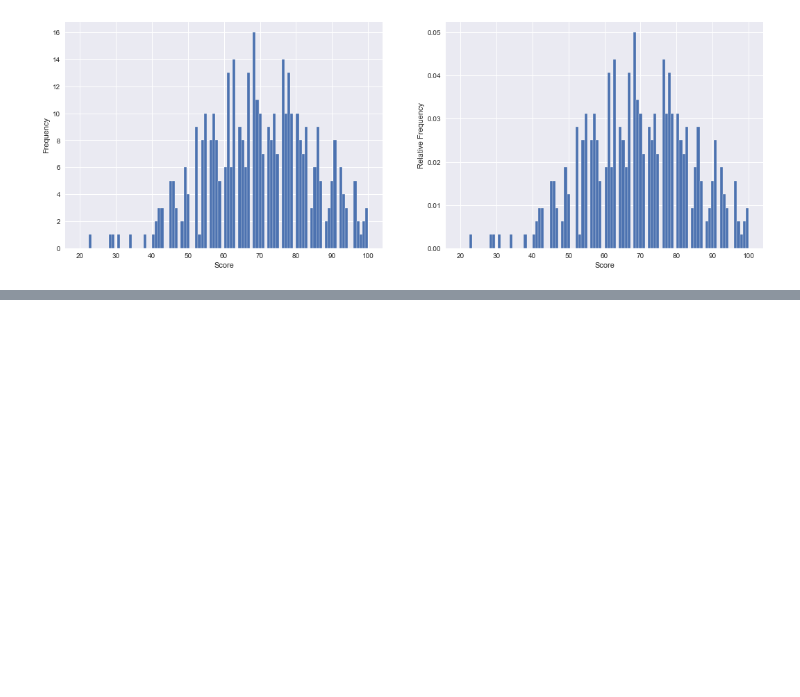
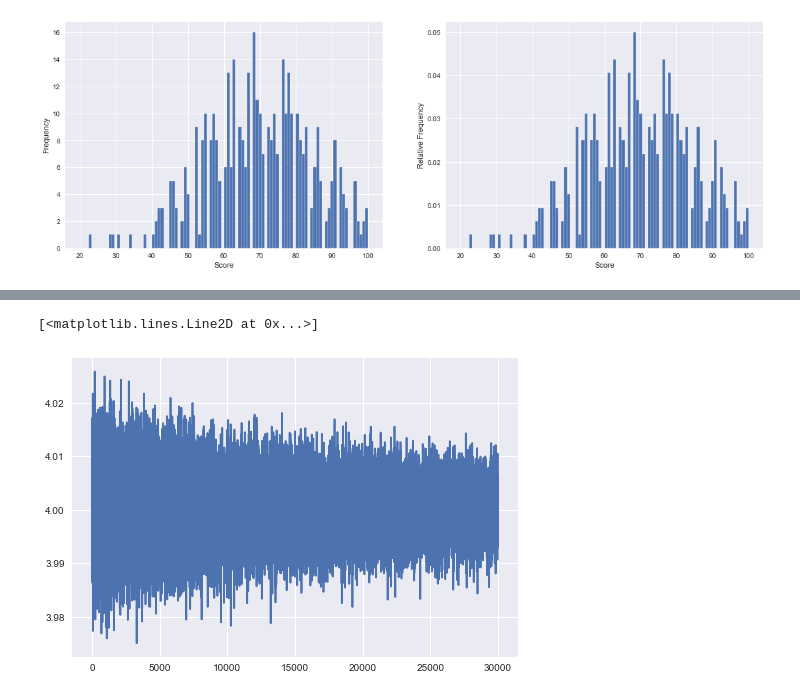
Before and after one commit to bnv20/kdt5, a Jupyter notebook: m3_통계/stat_2.ipynb, the cells around one changed output, grey strips where cells are left out. Saved outputs shown, nothing was run; the diff lists cells and outputs as text; code cells hidden in the pictures; blank space fills up the shorter version.

```diff
--- a/m3_통계/stat_2.ipynb
+++ b/m3_통계/stat_2.ipynb
@@ -239,0 +284,8 @@ pop = stats.norm(loc=4,scale=0.8) # 평균 4, 표준편차 0.8인 정규분포
+# %%
+%%time
+lst=[]
+for i in range(10000,40000):
+    lst.append(pop.rvs(i).mean())
+lst
+plt.plot(lst)
+# %% [output]
@@ -239,0 +293,2 @@ pop = stats.norm(loc=4,scale=0.8) # 평균 4, 표준편차 0.8인 정규분포
+[<matplotlib.lines.Line2D at 0x...>]
+[figure, added]
```
Also changed, not shown: parts of 11 cells of this notebook, 1 other file.
